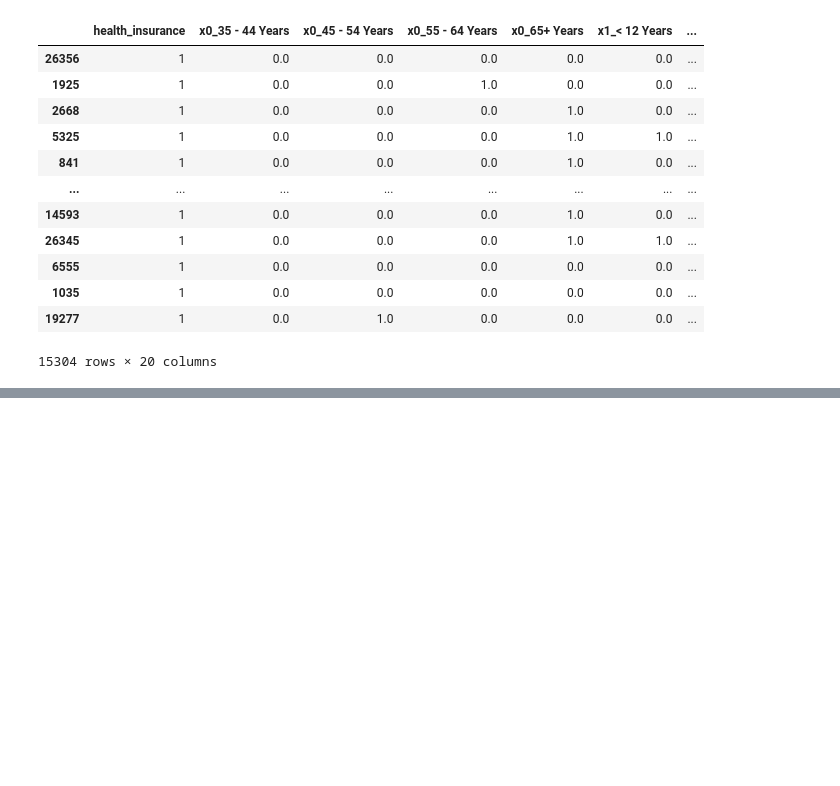
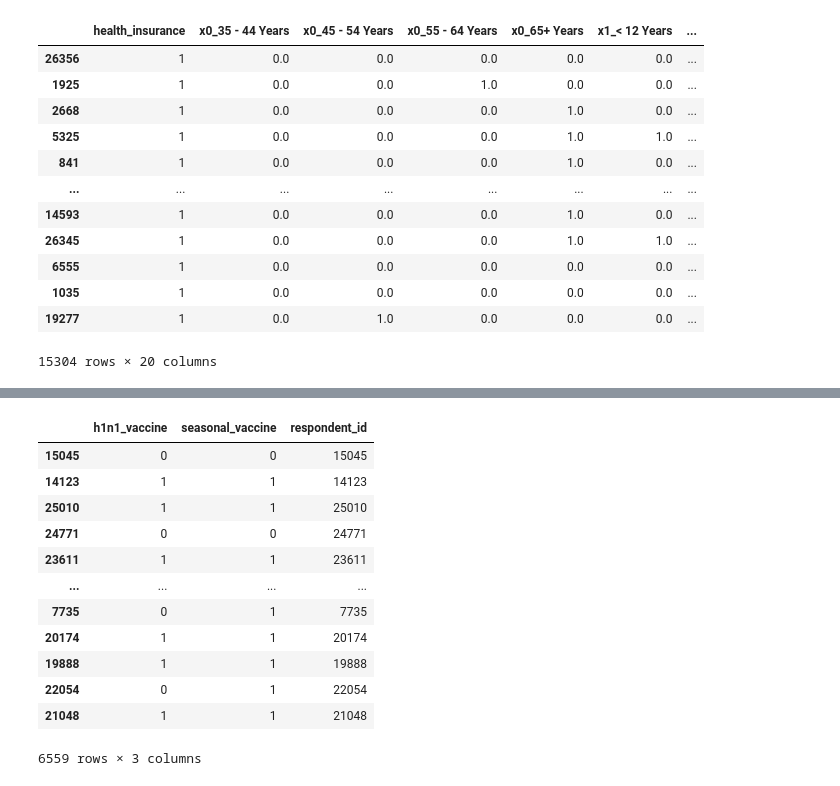
Before and after one commit to AMcqueen1980/H1N1Project, a Jupyter notebook: Emiko/emiko_imputation.ipynb, the cells around one changed output, grey strips where cells are left out. Saved outputs shown, nothing was run; the diff lists cells and outputs as text; code cells hidden in the pictures; blank space fills up the shorter version.

```diff
--- a/Emiko/emiko_imputation.ipynb
+++ b/Emiko/emiko_imputation.ipynb
@@ -351,2 +438,18 @@ X_train_imputed.to_csv(path, index=False)
 # %%
 #pd.read_csv('X_train_imputed')
+# %%
+y_test
+# %% [output]
+|  | h1n1_vaccine | seasonal_vaccine | respondent_id |
+| 15045 | 0 | 0 | 15045 |
+| 14123 | 1 | 1 | 14123 |
+| 25010 | 1 | 1 | 25010 |
+| 24771 | 0 | 0 | 24771 |
+| 23611 | 1 | 1 | 23611 |
+| ... | ... | ... | ... |
+| 7735 | 0 | 1 | 7735 |
+| 20174 | 1 | 1 | 20174 |
+| 19888 | 1 | 1 | 19888 |
+| 22054 | 0 | 1 | 22054 |
+| 21048 | 1 | 1 | 21048 |
+6559 rows × 3 columns
```
Also changed, not shown: parts of 15 cells of this notebook, 4 other files.
